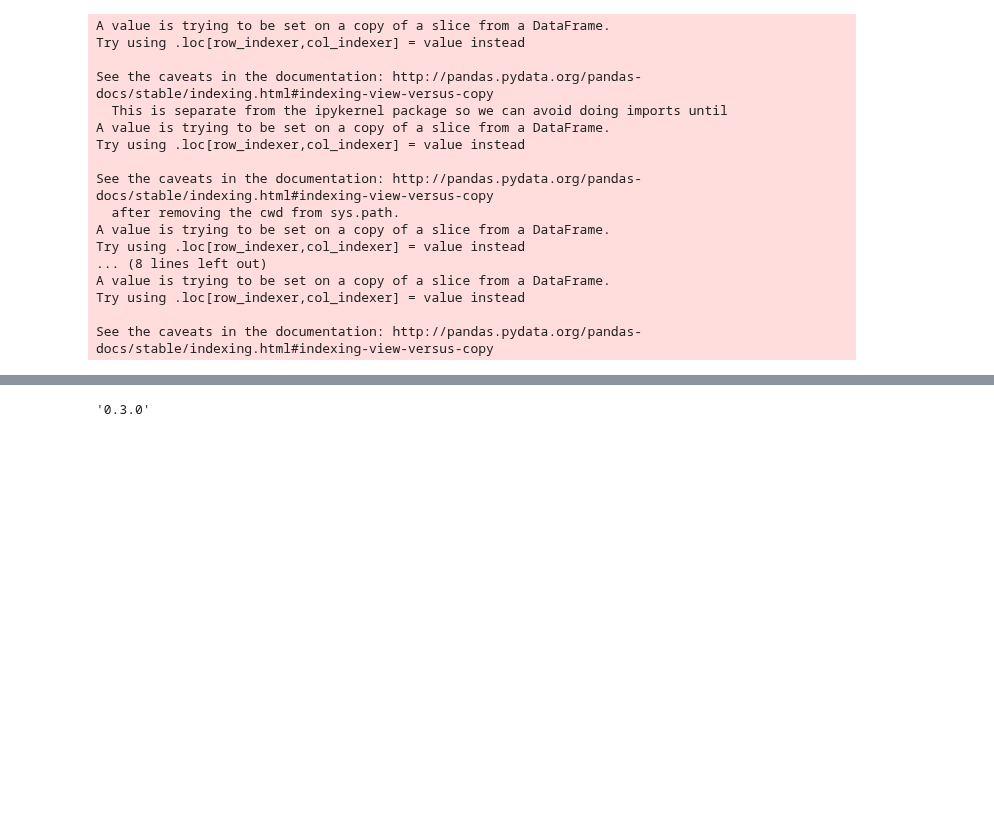
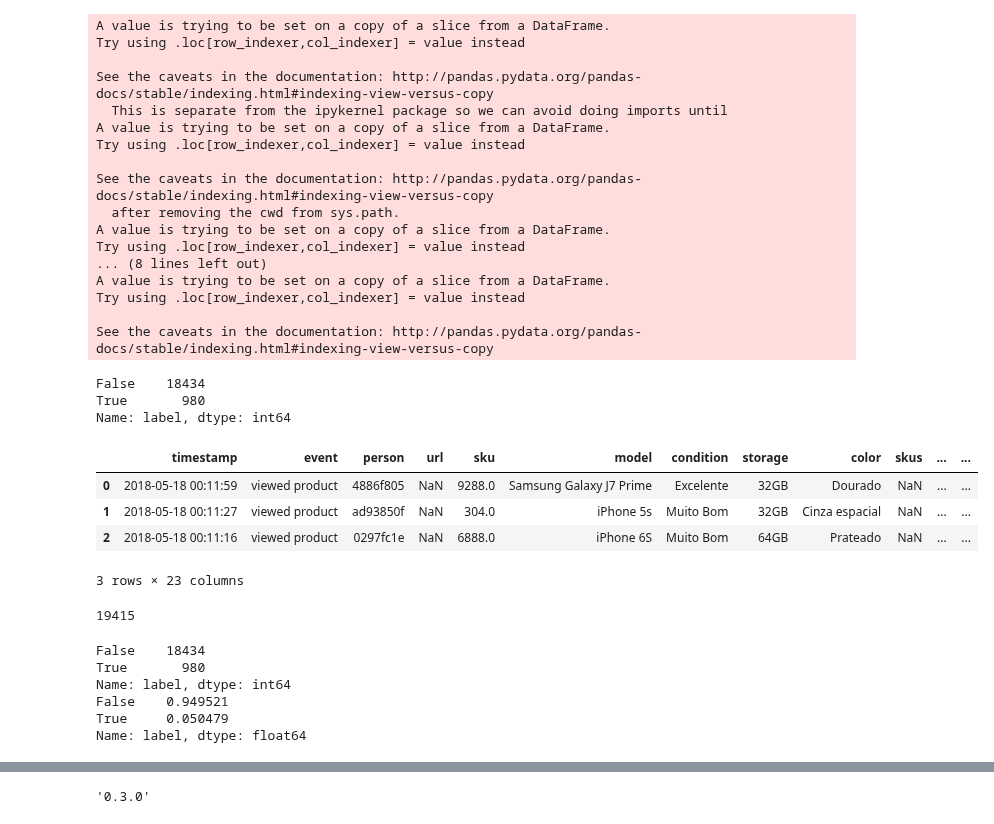
Before and after one commit to btusca/7506, a Jupyter notebook: TP2018/TP2 definitivo.ipynb, the cells around one changed output, grey strips where cells are left out. Cells and saved outputs as stored; diff of their text form; code cells hidden in the pictures; blank space fills up the shorter version.

```diff
--- a/TP2018/TP2 definitivo.ipynb
+++ b/TP2018/TP2 definitivo.ipynb
@@ -956,0 +973,56 @@ See the caveats in the documentation: http://pandas.pydata.org/pandas-docs/stabl
+# %%
+#Se especifican los tipo de datos para mejorar la performance
+eventos = pd.read_csv('../TP2018/fiuba-trocafone-tp2-final-set/events_up_to_01062018.csv',
+                      dtype={"timestamp": object,#intenté hacerla datetime y no anduvo
+                             "event": 'category',
+                             "person":object,
+                             "url":object,
+                             "sku":object,
+                             "model":object,
+                             "condition":'category',
+                             "storage":object,
+                             "color":'category',
+                             "skus":object,
+                             "search_term":object,
+                             "staticpage":object,
+                             "campaign_source":object,
+                             "search_engine":object,
+                             "channel":object,
+                             "new_vs_returning":'category',
+                             "city":object,
+                             "region":object,
+                             "country":object,
+                             "device_type":object,
+                             "screen_resolution":object,
+                             "operating_system_version":object,
+                             "browser_version":object})
+etiquetas = pd.read_csv('../TP2018/fiuba-trocafone-tp2-final-set/labels_training_set.csv',
+                        dtype={"person":object, "label":bool})
+# %%
+etiquetas['label'].value_counts()
+# %% [output]
+False    18434
+True       980
+Name: label, dtype: int64
+# %%
+eventos.head(3)
+# %% [output]
+|  | timestamp | event | person | url | sku | model | condition | storage | color | skus | ... | ... |
+| 0 | 2018-05-18 00:11:59 | viewed product | 4886f805 | NaN | 9288.0 | Samsung Galaxy J7 Prime | Excelente | 32GB | Dourado | NaN | ... | ... |
+| 1 | 2018-05-18 00:11:27 | viewed product | ad93850f | NaN | 304.0 | iPhone 5s | Muito Bom | 32GB | Cinza espacial | NaN | ... | ... |
+| 2 | 2018-05-18 00:11:16 | viewed product | 0297fc1e | NaN | 6888.0 | iPhone 6S | Muito Bom | 64GB | Prateado | NaN | ... | ... |
+3 rows × 23 columns
+# %%
+len(eventos['person'].unique()) - len(etiquetas)
+# %% [output]
+19415
+# %%
+print(etiquetas['label'].value_counts())
+print(etiquetas['label'].value_counts(normalize=True))
+# %% [output]
+False    18434
+True       980
+Name: label, dtype: int64
+False    0.949521
+True     0.050479
+Name: label, dtype: float64
```
Also changed, not shown: parts of 25 cells of this notebook.
